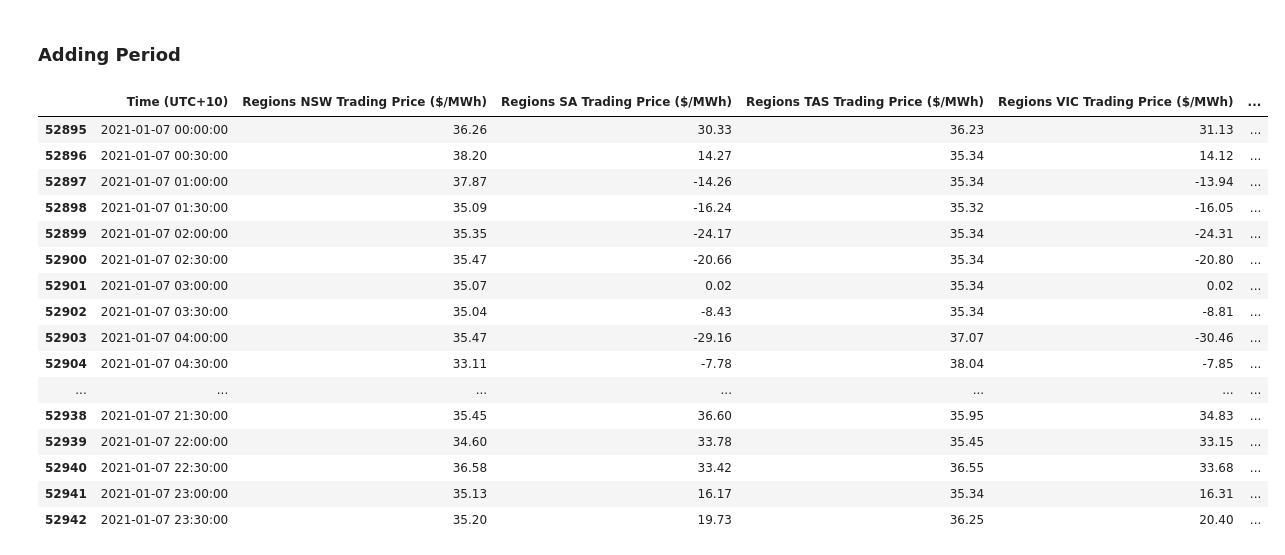
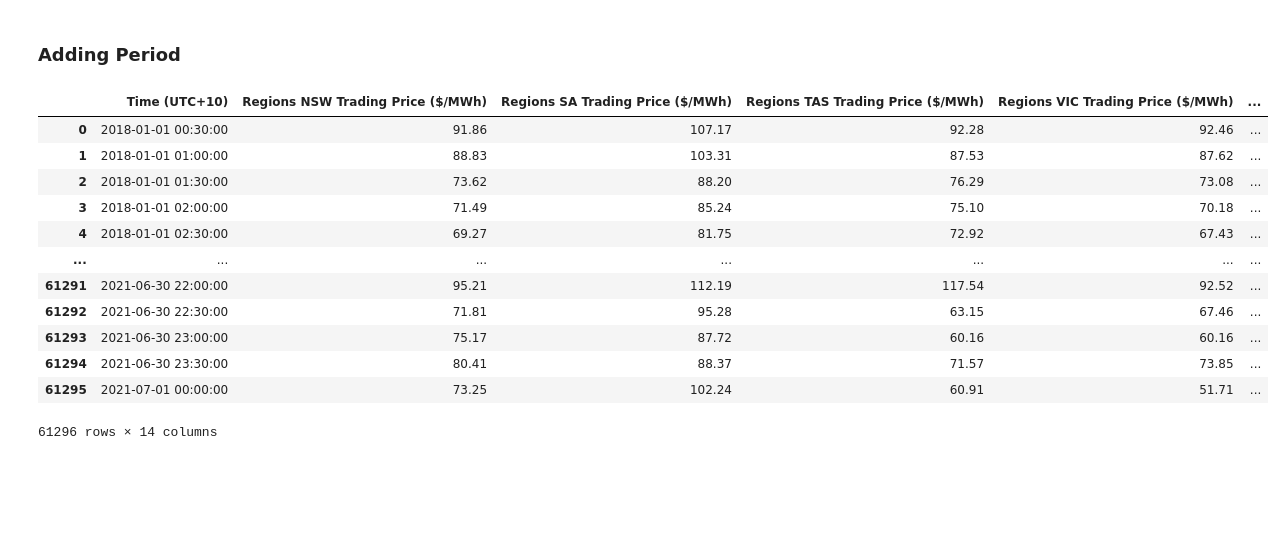
Before and after one commit to rinliauw/energy-market-and-battery-optimization, a Jupyter notebook: code/Second Algorithm/Data Preprocessing.ipynb, the cells around one changed output. Drawn from its saved outputs; the diff is of its cells as text; code cells hidden in the pictures; blank space fills up the shorter version.

Commit message:
start bonus task

```diff
--- a/code/Second Algorithm/Data Preprocessing.ipynb
+++ b/code/Second Algorithm/Data Preprocessing.ipynb
@@ -31,30 +31,37 @@ market_data['Period'] = pd.Series(period)
 market_data['Time (UTC+10)'] = pd.to_datetime(market_data['Time (UTC+10)'])
 # %%
 # TRAINING SET
-# Training period is from 01/01/2018 to 30/06/2021 provided in the spec
-train_start_period = '2021-01-07 00:00:00'
-train_end_period   = '2021-01-10 00:00:00'
+# Training period IS FROM 01/01/2018 to 30/06/2021 PROVIDED IN THE SPEC (3.5 YEARS)
+train_start_period = '2018-01-01 00:30:00'
+train_end_period   = '2021-07-01 00:00:00'
 
 train_period = (market_data['Time (UTC+10)'] >= train_start_period) & \
                (market_data['Time (UTC+10)'] <= train_end_period)
+
+train_data = market_data[train_period]
+# %%
+train_data
+# %% [output]
+|  | Time (UTC+10) | Regions NSW Trading Price ($/MWh) | Regions SA Trading Price ($/MWh) | Regions TAS Trading Price ($/MWh) | Regions VIC Trading Price ($/MWh) | ... |
+| 0 | 2018-01-01 00:30:00 | 91.86 | 107.17 | 92.28 | 92.46 | ... |
+| 1 | 2018-01-01 01:00:00 | 88.83 | 103.31 | 87.53 | 87.62 | ... |
+| 2 | 2018-01-01 01:30:00 | 73.62 | 88.20 | 76.29 | 73.08 | ... |
+| 3 | 2018-01-01 02:00:00 | 71.49 | 85.24 | 75.10 | 70.18 | ... |
+| 4 | 2018-01-01 02:30:00 | 69.27 | 81.75 | 72.92 | 67.43 | ... |
+| ... | ... | ... | ... | ... | ... | ... |
+| 61291 | 2021-06-30 22:00:00 | 95.21 | 112.19 | 117.54 | 92.52 | ... |
+| 61292 | 2021-06-30 22:30:00 | 71.81 | 95.28 | 63.15 | 67.46 | ... |
+| 61293 | 2021-06-30 23:00:00 | 75.17 | 87.72 | 60.16 | 60.16 | ... |
+| 61294 | 2021-06-30 23:30:00 | 80.41 | 88.37 | 71.57 | 73.85 | ... |
+| 61295 | 2021-07-01 00:00:00 | 73.25 | 102.24 | 60.91 | 51.71 | ... |
+61296 rows × 14 columns
 # %%
-train_data = market_data[train_period]
-train_data.head(48)
+# TESTING SET
+# TESTING PERIOD IS FROM 01/07/2021 TO 14/08/2021 PROVIDED IN THE SPEC (6 WEEKS)
+test_start_period = '2021-07-01 00:30:00'
+test_end_period = '2021-08-15 00:00:00'
+
+test_period = (market_data['Time (UTC+10)'] >= test_start_period) & \
+               (market_data['Time (UTC+10)'] <= test_end_period)
+
+test_data = market_data[test_period]
-# %% [output]
-|  | Time (UTC+10) | Regions NSW Trading Price ($/MWh) | Regions SA Trading Price ($/MWh) | Regions TAS Trading Price ($/MWh) | Regions VIC Trading Price ($/MWh) | ... |
-| 52895 | 2021-01-07 00:00:00 | 36.26 | 30.33 | 36.23 | 31.13 | ... |
-| 52896 | 2021-01-07 00:30:00 | 38.20 | 14.27 | 35.34 | 14.12 | ... |
-| 52897 | 2021-01-07 01:00:00 | 37.87 | -14.26 | 35.34 | -13.94 | ... |
-| 52898 | 2021-01-07 01:30:00 | 35.09 | -16.24 | 35.32 | -16.05 | ... |
-| 52899 | 2021-01-07 02:00:00 | 35.35 | -24.17 | 35.34 | -24.31 | ... |
-| 52900 | 2021-01-07 02:30:00 | 35.47 | -20.66 | 35.34 | -20.80 | ... |
-| 52901 | 2021-01-07 03:00:00 | 35.07 | 0.02 | 35.34 | 0.02 | ... |
-| 52902 | 2021-01-07 03:30:00 | 35.04 | -8.43 | 35.34 | -8.81 | ... |
-| 52903 | 2021-01-07 04:00:00 | 35.47 | -29.16 | 37.07 | -30.46 | ... |
-| 52904 | 2021-01-07 04:30:00 | 33.11 | -7.78 | 38.04 | -7.85 | ... |
-| ... | ... | ... | ... | ... | ... | ... |
-| 52938 | 2021-01-07 21:30:00 | 35.45 | 36.60 | 35.95 | 34.83 | ... |
-| 52939 | 2021-01-07 22:00:00 | 34.60 | 33.78 | 35.45 | 33.15 | ... |
-| 52940 | 2021-01-07 22:30:00 | 36.58 | 33.42 | 36.55 | 33.68 | ... |
-| 52941 | 2021-01-07 23:00:00 | 35.13 | 16.17 | 35.34 | 16.31 | ... |
-| 52942 | 2021-01-07 23:30:00 | 35.20 | 19.73 | 36.25 | 20.40 | ... |
```
Also changed, not shown: parts of 2 cells of this notebook, 5 other files.
